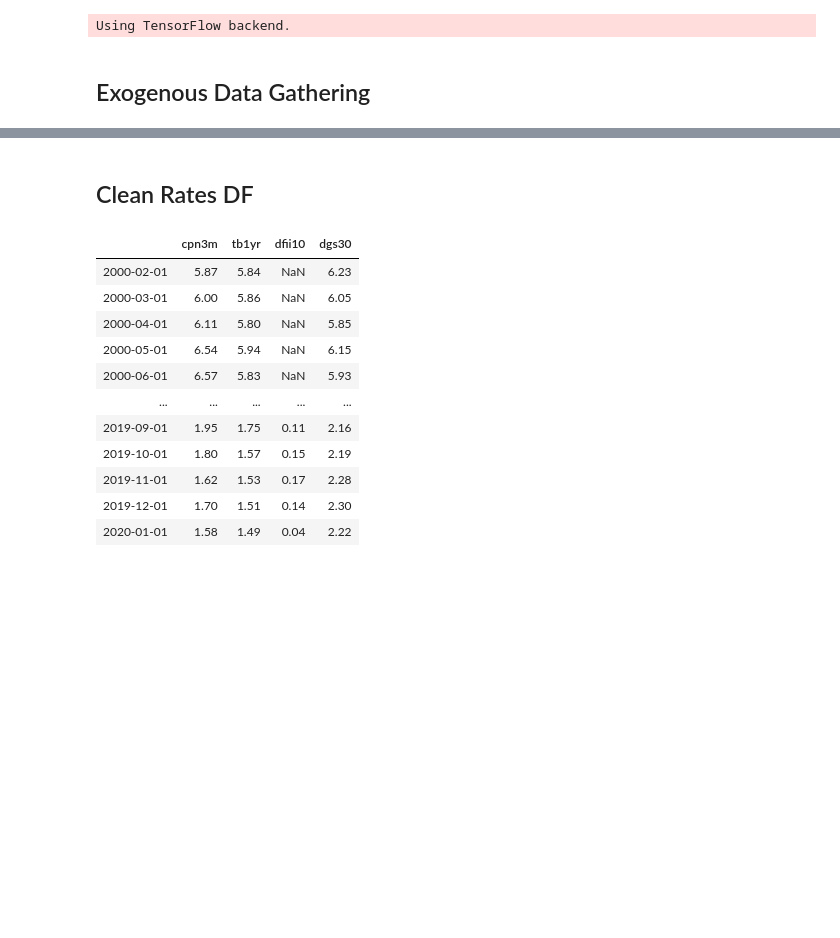
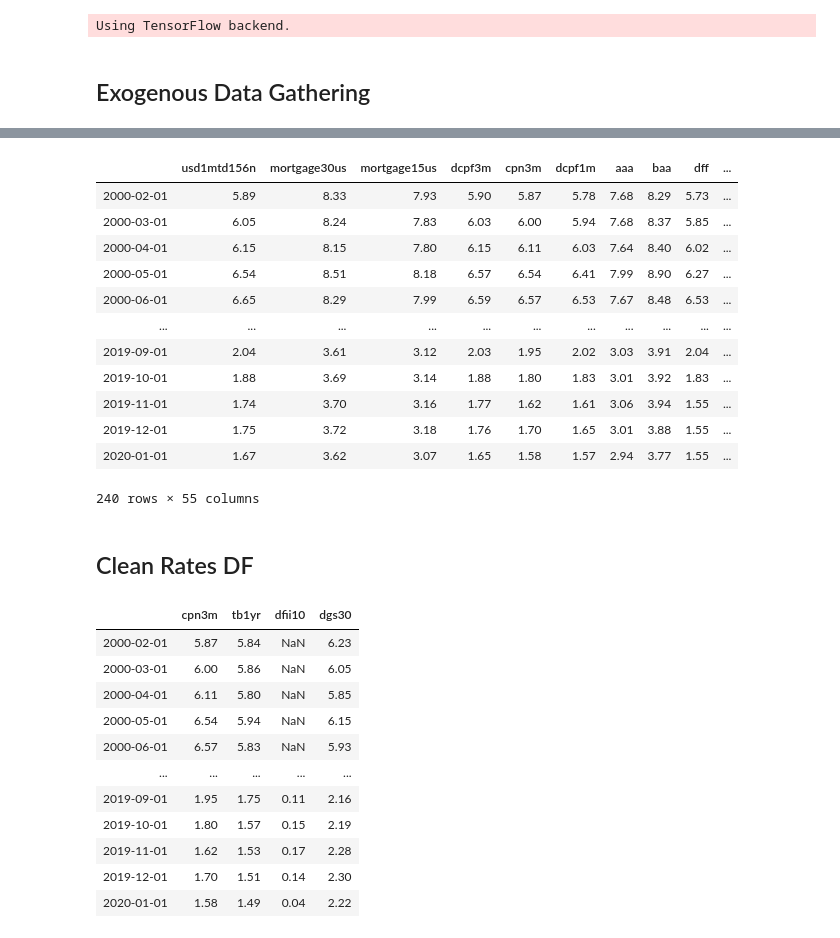
Before and after one commit to andrewcole33/reit_time_series_analysis, a Jupyter notebook: EDA.ipynb, the cells around one changed output, grey strips where cells are left out. Cells and saved outputs as stored; diff of their text form; code cells hidden in the pictures; blank space fills up the shorter version.

```diff
--- a/EDA.ipynb
+++ b/EDA.ipynb
@@ -421,3 +472,24 @@ rates_df.tail(5)
+# %%
+rates_list = [usd1mtd156n, mortgage30us, mortgage15us, dcpf3m, cpn3m, dcpf1m, aaa, baa, dff, flexsc, t10y2y, t10y3m, tedrate, t10yff, t5yff, tb6smffm, usd3mtd156n, usd12md156n,
+              eur1wkd156n, mprime, tb3ms, tb1yr, dtb6, dgs10, dfii10, dgs3mo, dgs30, dexuseu, dexchus, dexusuk, dexsius, nasdaqcom, willreitind, willlrgcap, willsmlcap, vxdcls,
+              stlfsi, nfci, h8b3094ncba, bc0dcbw027nbog, casdcbw027nbog, cildcbw027nbog, dpsdcbw027nbog, rhedcbw027nbog, clsacbw027nbog, dpsacbw027nbog, relacbw027nbog, rheacbw027nbog,
+              tlaacbw027nbog, tlbacbw027nbog, totci, usepuindxd, wlemuindxd, emvfincrises, stlppm]
+rates_df = pd.concat(rates_list, axis = 1)
+rates_df
+# %% [output]
+|  | usd1mtd156n | mortgage30us | mortgage15us | dcpf3m | cpn3m | dcpf1m | aaa | baa | dff | ... |
+| 2000-02-01 | 5.89 | 8.33 | 7.93 | 5.90 | 5.87 | 5.78 | 7.68 | 8.29 | 5.73 | ... |
+| 2000-03-01 | 6.05 | 8.24 | 7.83 | 6.03 | 6.00 | 5.94 | 7.68 | 8.37 | 5.85 | ... |
+| 2000-04-01 | 6.15 | 8.15 | 7.80 | 6.15 | 6.11 | 6.03 | 7.64 | 8.40 | 6.02 | ... |
+| 2000-05-01 | 6.54 | 8.51 | 8.18 | 6.57 | 6.54 | 6.41 | 7.99 | 8.90 | 6.27 | ... |
+| 2000-06-01 | 6.65 | 8.29 | 7.99 | 6.59 | 6.57 | 6.53 | 7.67 | 8.48 | 6.53 | ... |
+| ... | ... | ... | ... | ... | ... | ... | ... | ... | ... | ... |
+| 2019-09-01 | 2.04 | 3.61 | 3.12 | 2.03 | 1.95 | 2.02 | 3.03 | 3.91 | 2.04 | ... |
+| 2019-10-01 | 1.88 | 3.69 | 3.14 | 1.88 | 1.80 | 1.83 | 3.01 | 3.92 | 1.83 | ... |
+| 2019-11-01 | 1.74 | 3.70 | 3.16 | 1.77 | 1.62 | 1.61 | 3.06 | 3.94 | 1.55 | ... |
+| 2019-12-01 | 1.75 | 3.72 | 3.18 | 1.76 | 1.70 | 1.65 | 3.01 | 3.88 | 1.55 | ... |
+| 2020-01-01 | 1.67 | 3.62 | 3.07 | 1.65 | 1.58 | 1.57 | 2.94 | 3.77 | 1.55 | ... |
+240 rows × 55 columns
 # %% [markdown]
 ## Clean Rates DF
 # %%
```
Also changed, not shown: parts of 143 cells of this notebook, 8 other files.
